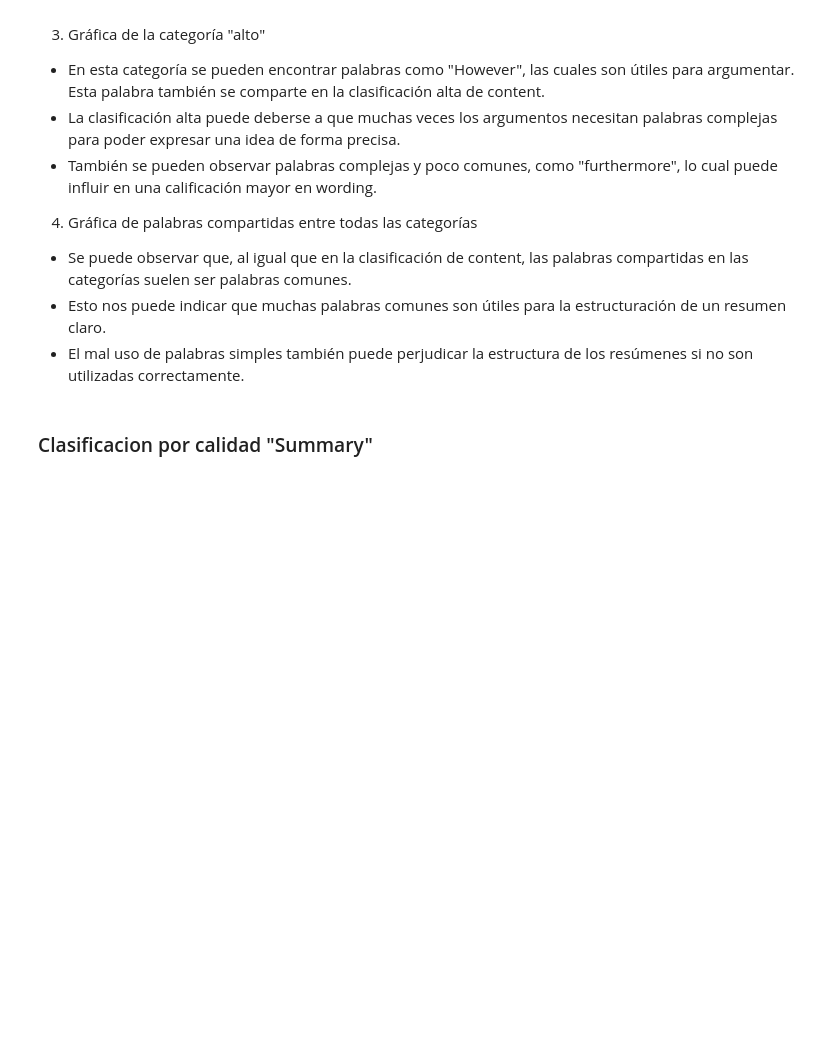
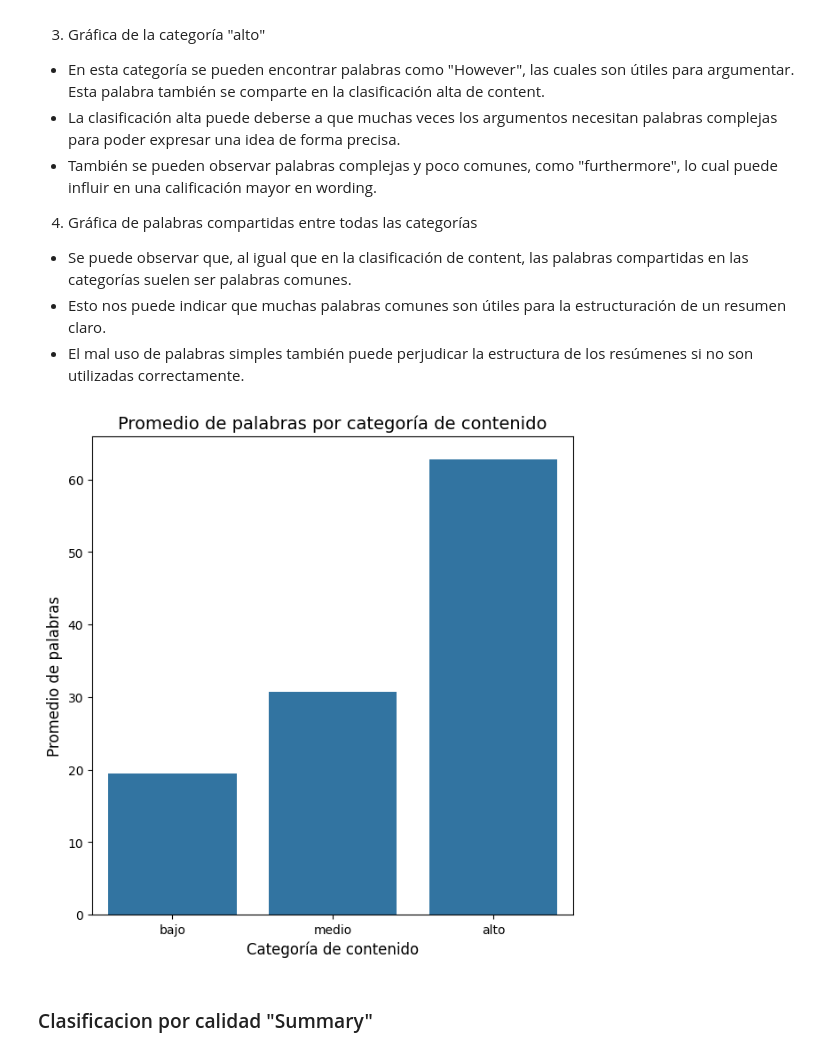
Before and after one commit to FranzCastillo/NLP-Student-Summaries, a Jupyter notebook: src/EDA.ipynb, the cells around one changed output. Saved outputs shown, nothing was run; the diff lists cells and outputs as text; code cells hidden in the pictures; blank space fills up the shorter version.

Commit message:
Average word count by category for content

```diff
--- a/src/EDA.ipynb
+++ b/src/EDA.ipynb
@@ -393,6 +393,22 @@ if common_word_counts:
 - Se puede observar que, al igual que en la clasificación de content, las palabras compartidas en las categorías suelen ser palabras comunes.
 - Esto nos puede indicar que muchas palabras comunes son útiles para la estructuración de un resumen claro.
 - El mal uso de palabras simples también puede perjudicar la estructura de los resúmenes si no son utilizadas correctamente.
+# %%
+# Contar palabras en el texto limpio
+df_summaries['word_count'] = df_summaries['clean_text'].apply(lambda x: len(x.split()))
+# %%
+# Calcular el promedio de palabras por categoría de contenido
+avg_word_count_content = df_summaries.groupby('category_content')['word_count'].mean()
+# %%
+# Plotear el promedio de palabras por categoría de contenido
+plt.figure(figsize=(7, 7))
+sns.barplot(x=avg_word_count_content.index, y=avg_word_count_content.values)
+plt.title('Promedio de palabras por categoría de contenido', fontsize=14)
+plt.xlabel('Categoría de contenido', fontsize=12)
+plt.ylabel('Promedio de palabras', fontsize=12)
+plt.show()
+# %% [output]
+[figure, added]
 # %% [markdown]
 ### Clasificacion por calidad "Summary"
 # %%
```
